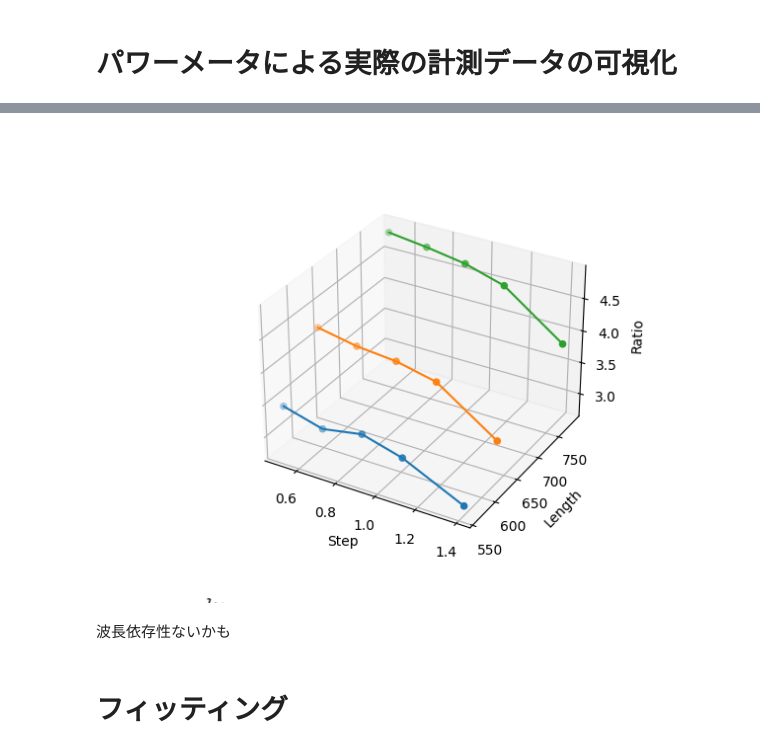
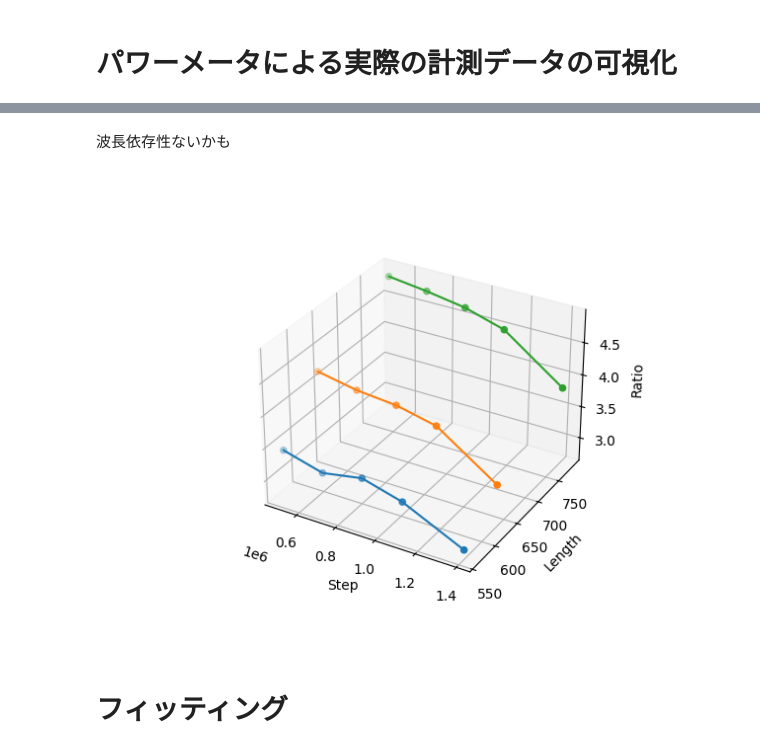
Before and after one commit to chiashi-lab/pl, a Jupyter notebook: notebook/analyse.ipynb, the cells around one changed output, grey strips where cells are left out. Saved outputs shown, nothing was run; the diff lists cells and outputs as text; code cells hidden in the pictures.

```diff
--- a/notebook/analyse.ipynb
+++ b/notebook/analyse.ipynb
@@ -134,19 +142,20 @@ for length in lengthlist:
-# %%
-%matplotlib ipympl
-fig = plt.figure()
-ax = fig.add_subplot(projection='3d')
-ax.set_xlabel("Step")
-ax.set_ylabel("Length")
-ax.set_zlabel("Ratio")
-for length in lengthlist:
-    ax.plot(dfdict[length]["step"], [length] * len(dfdict[length]), dfdict[length]["ratio_mean"])
-    ax.scatter(dfdict[length]["step"], [length] * len(dfdict[length]), dfdict[length]["ratio_mean"])
-plt.show()
-# %% [output]
-[figure, removed]
 # %% [markdown]
 波長依存性ないかも
 # %%
 plt.close()
+# %%
+%matplotlib ipympl
+fig = plt.figure()
+ax = fig.add_subplot(projection='3d')
+ax.set_xlabel("Step")
+ax.set_ylabel("Length")
+ax.set_zlabel("Ratio")
+for length in lengthlist:
+    pass
+    ax.plot(dfdict[length]["step"], [length] * len(dfdict[length]), dfdict[length]["ratio_h2h_mean"])
+    ax.scatter(dfdict[length]["step"], [length] * len(dfdict[length]), dfdict[length]["ratio_h2h_mean"])
+plt.show()
+# %% [output]
+[figure, added]
 # %% [markdown]
 # フィッティング
```
Also changed, not shown: parts of 15 cells of this notebook, 3 other files.
